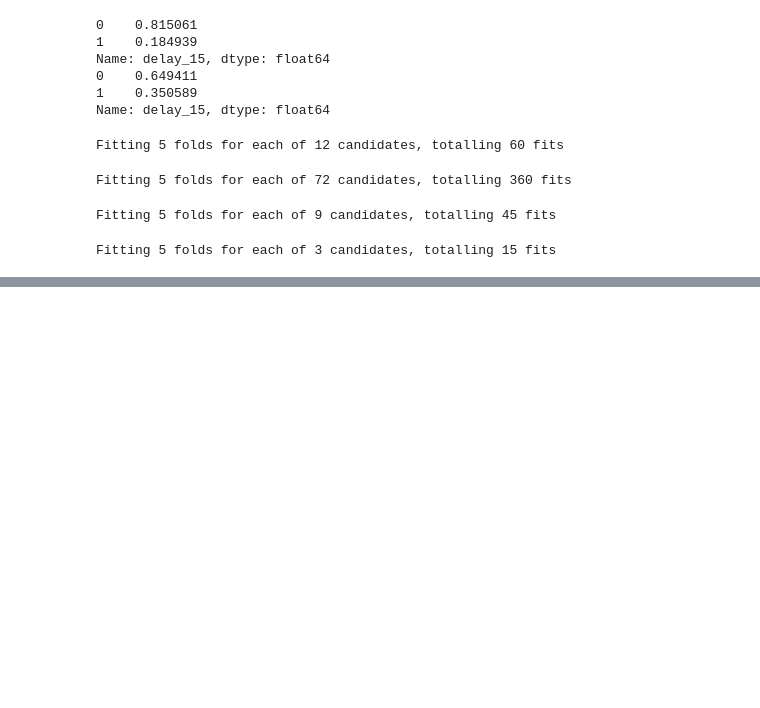
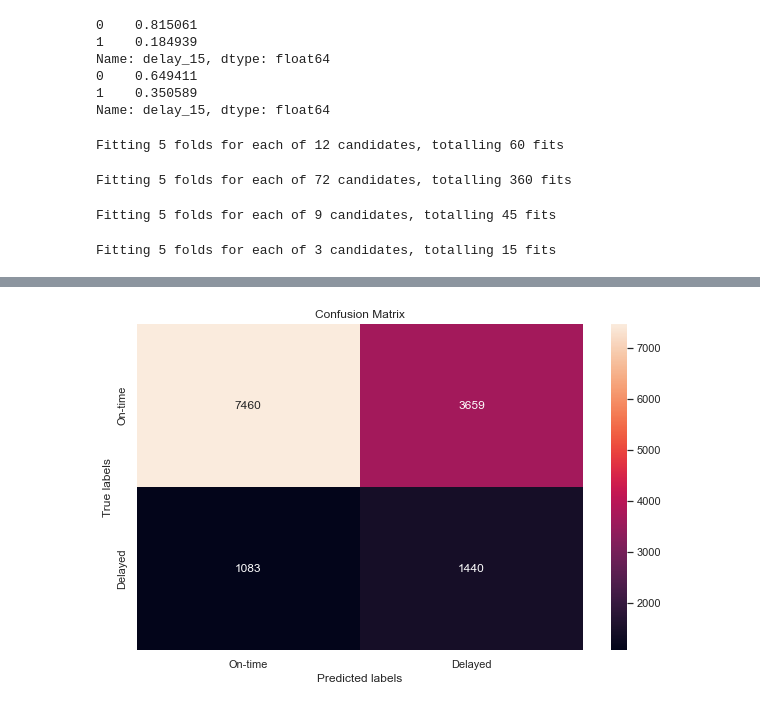
Before and after one commit to javierwelch/challenge_latam, a Jupyter notebook: notebooks/solution.ipynb, the cells around one changed output, grey strips where cells are left out. Cells and saved outputs as stored; diff of their text form; code cells hidden in the pictures; blank space fills up the shorter version.

```diff
--- a/notebooks/solution.ipynb
+++ b/notebooks/solution.ipynb
@@ -620,0 +633,17 @@ Fitting 5 folds for each of 3 candidates, totalling 15 fits
+# %%
+from sklearn.metrics import f1_score, balanced_accuracy_score, recall_score, precision_score
+
+metrics =  {'Precision': precision_score,
+            'Recall': recall_score,
+            'F1-score': f1_score,
+            'Balanced Accuracy': balanced_accuracy_score,
+            }
+
+computed_metrics = {}
+
+for model in fitted_models:
+    predictions = model['fitted_model'].predict(X_test)
+    computed_metrics[model['name']] = {key: value(y_test, predictions) for key, value in metrics.items()}
+
+computed_metrics = pd.DataFrame(computed_metrics)
+computed_metrics
@@ -620,0 +670,16 @@ Fitting 5 folds for each of 3 candidates, totalling 15 fits
+# %%
+from sklearn.metrics import confusion_matrix
+ix_selected_model = np.where(computed_metrics.columns == 'Logistic Regression')[0][0]
+selected_model = fitted_models[ix_selected_model]
+cm = confusion_matrix(y_test, selected_model['fitted_model'].predict(X_test))
+fig= sns.heatmap(cm, annot=True, fmt='g')
+
+fig.set_xlabel('Predicted labels')
+fig.set_ylabel('True labels')
+fig.set_title('Confusion Matrix')
+class_labels = ['On-time', 'Delayed']
+fig.xaxis.set_ticklabels(class_labels)
+fig.yaxis.set_ticklabels(class_labels)
+plt.show()
+# %% [output]
+[figure, added]
```
Also changed, not shown: parts of 10 cells of this notebook, 1 other file.
